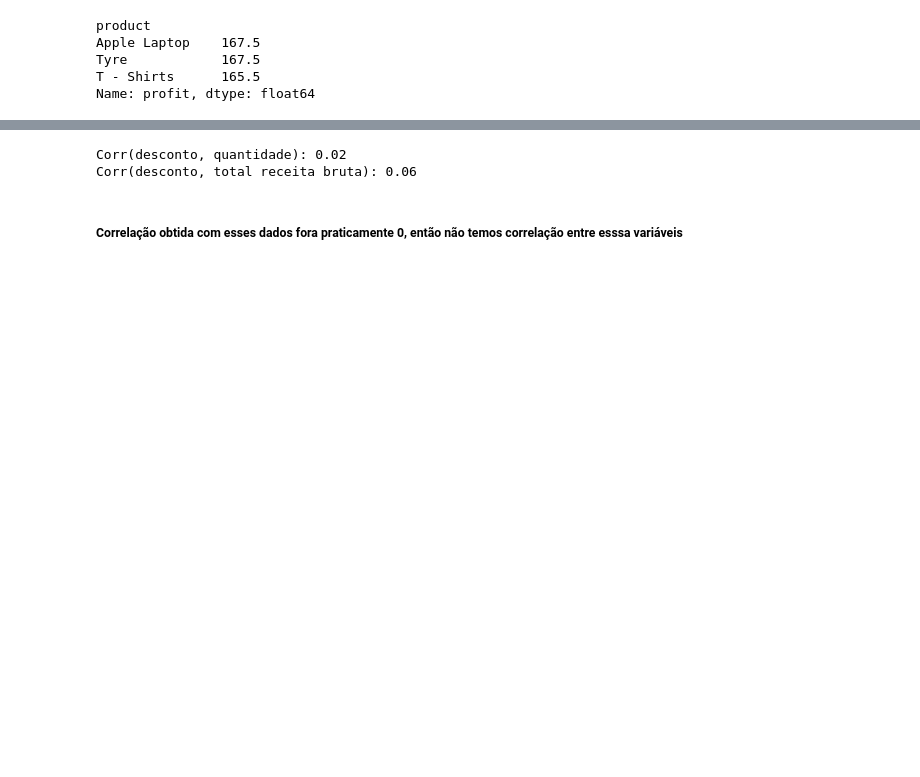
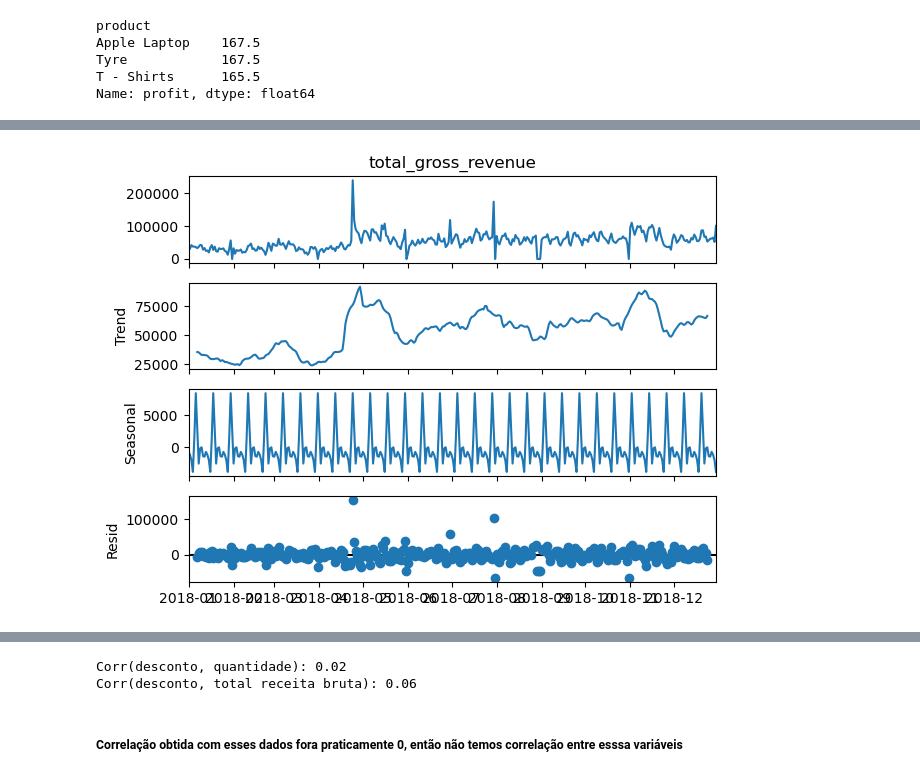
Before and after one commit to JacksonvBarbosa/america_ecommerce, a Jupyter notebook: notebook/03_eda/exploratory_analysis.ipynb, the cells around one changed output, grey strips where cells are left out. Cells and saved outputs as stored; diff of their text form; code cells hidden in the pictures; blank space fills up the shorter version.

Commit message:
Attt.: Trabalhando na EDA e ajustando o projeto para melhor manuseio do mesmo

```diff
--- a/notebook/03_eda/exploratory_analysis.ipynb
+++ b/notebook/03_eda/exploratory_analysis.ipynb
@@ -308,0 +318,8 @@ Freq: M, Name: sales, dtype: float64
+# %%
+# Usando o seasonal decompose para conseguirmos buscar os padrãos dos dados
+df_diario = df.resample("D").sum(numeric_only=True)
+res = seasonal_decompose(df_diario['total_gross_revenue'], model='additive', period=12)
+res.plot()
+plt.show()
+# %% [output]
+[figure, added]
```
Also changed, not shown: parts of 26 cells of this notebook, 14 other files.
